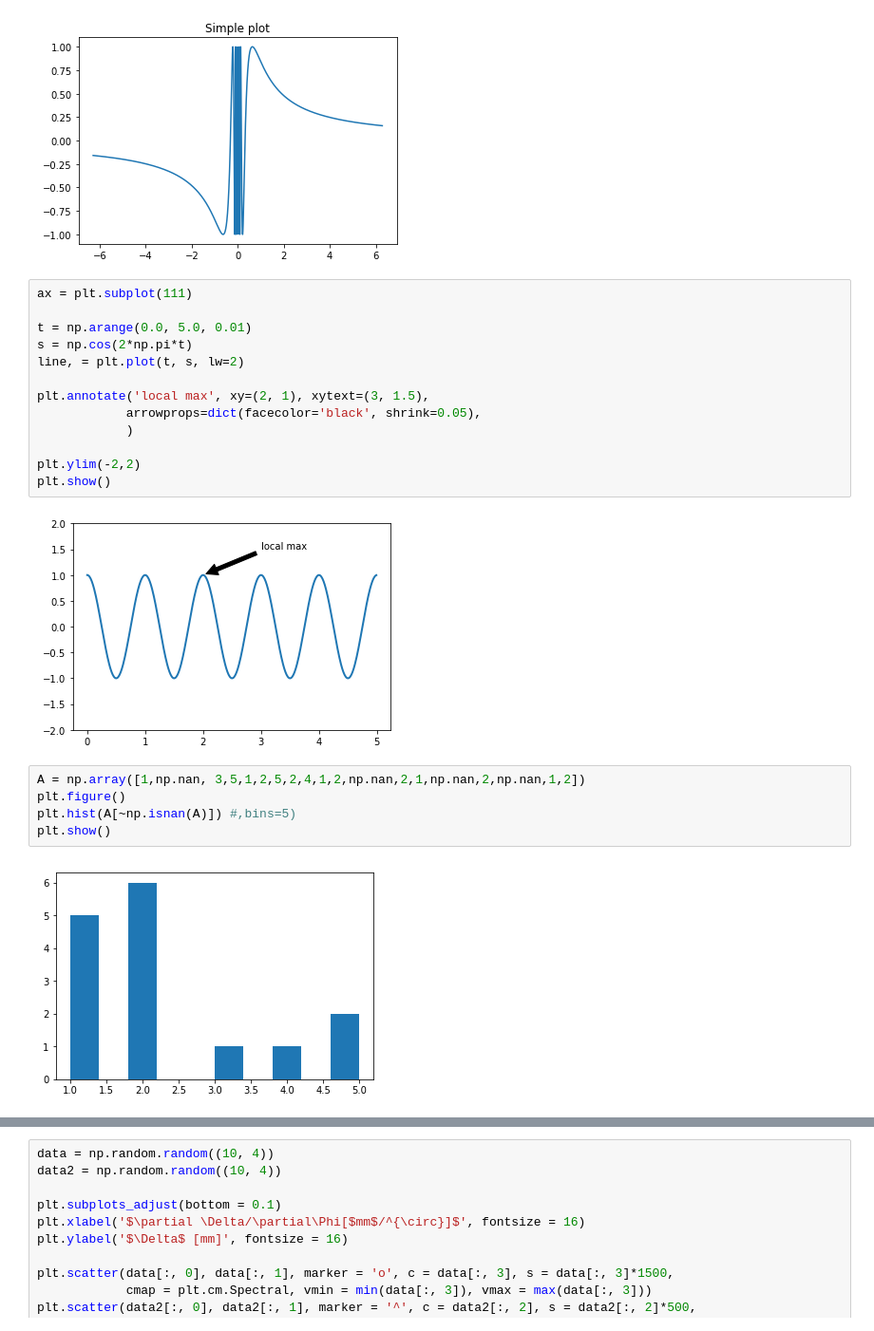
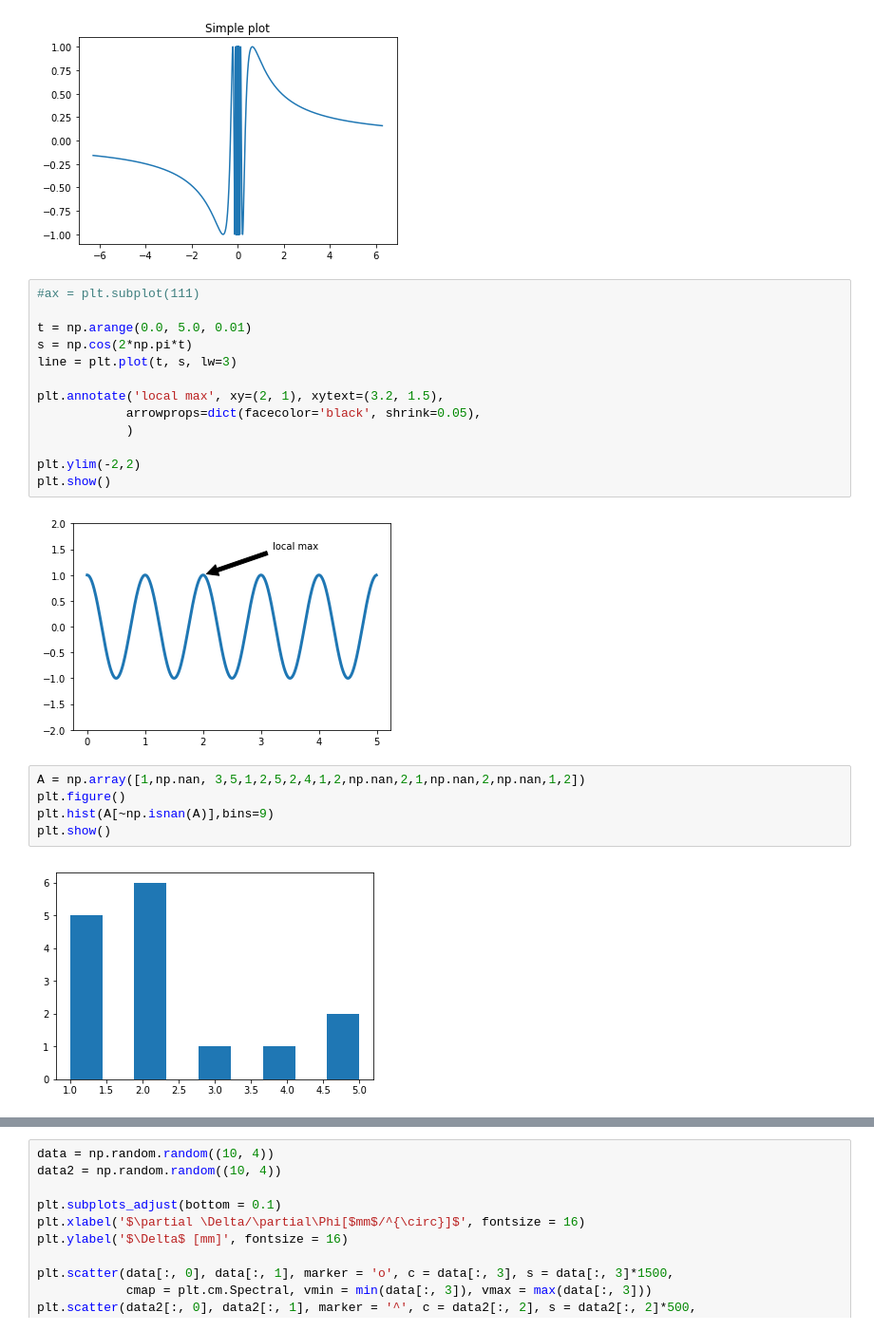
Before and after one commit to lucasmoschen/FGV_Programming_Languages-1, a Jupyter notebook: Python/Notebooks/Aula_12_Numpy_Matplotlib_Pandas-lucas.ipynb, the cells around one changed output, grey strips where cells are left out. Shown at 95% size. Cells and saved outputs as stored; diff of their text form.

```diff
--- a/Python/Notebooks/Aula_12_Numpy_Matplotlib_Pandas-lucas.ipynb
+++ b/Python/Notebooks/Aula_12_Numpy_Matplotlib_Pandas-lucas.ipynb
@@ -281,27 +292,27 @@ plt.show()
 # %% [output]
 [figure]
 # %%
-ax = plt.subplot(111)
+#ax = plt.subplot(111)
 
 t = np.arange(0.0, 5.0, 0.01)
 s = np.cos(2*np.pi*t)
-line, = plt.plot(t, s, lw=2)
+line = plt.plot(t, s, lw=3)
 
-plt.annotate('local max', xy=(2, 1), xytext=(3, 1.5),
+plt.annotate('local max', xy=(2, 1), xytext=(3.2, 1.5),
             arrowprops=dict(facecolor='black', shrink=0.05),
             )
 
 plt.ylim(-2,2)
 plt.show()
 # %% [output]
-[figure, old version]
+[figure, new version]
 # %%
 A = np.array([1,np.nan, 3,5,1,2,5,2,4,1,2,np.nan,2,1,np.nan,2,np.nan,1,2])
 plt.figure()
-plt.hist(A[~np.isnan(A)]) #,bins=5)
+plt.hist(A[~np.isnan(A)],bins=9)
 plt.show()
 # %% [output]
-[figure, old version]
+[figure, new version]
 # %%
 mu, sigma = 100, 15
 xh = mu + sigma * np.random.randn(100000)
```
Also changed, not shown: parts of 9 cells of this notebook, 5 other files.
